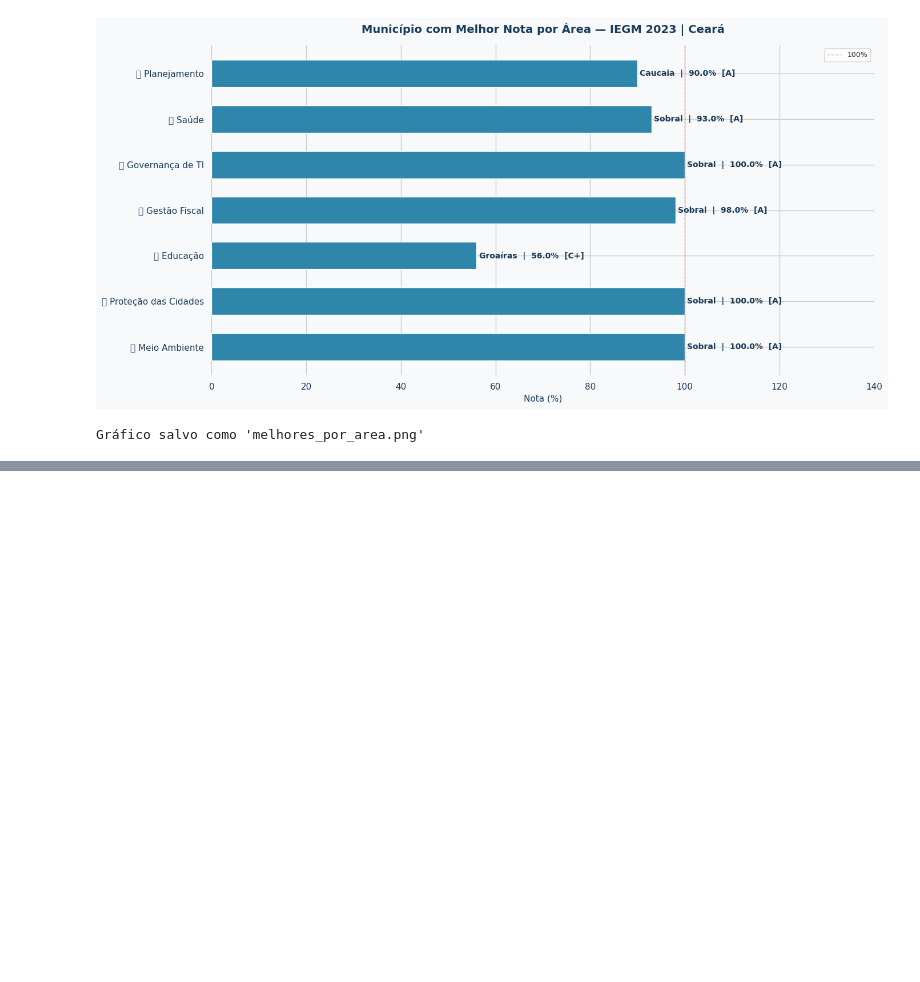
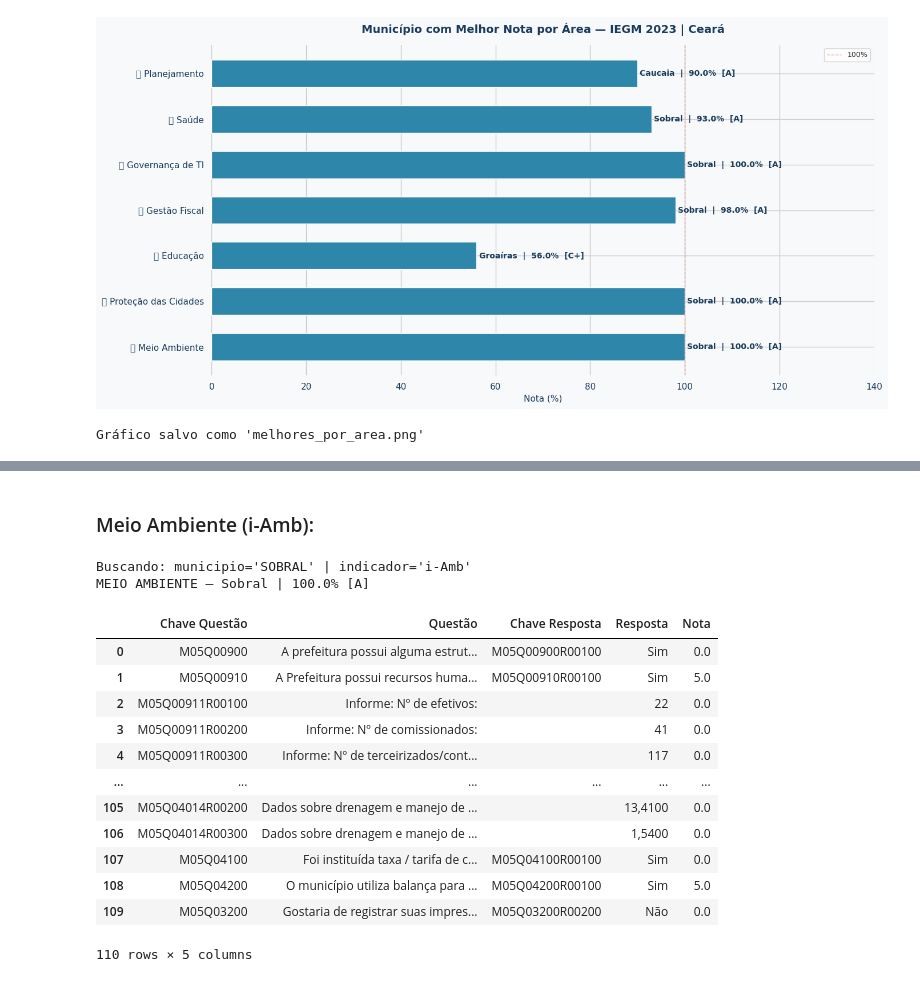
Before and after one commit to rhaymarthins/analise-iegm, a Jupyter notebook: iegm_analise.ipynb, the cells around one changed output, grey strips where cells are left out. Drawn from its saved outputs; the diff is of its cells as text; code cells hidden in the pictures; blank space fills up the shorter version.

```diff
--- a/iegm_analise.ipynb
+++ b/iegm_analise.ipynb
@@ -389,0 +448,22 @@ Gráfico salvo como 'melhores_por_area.png'
+# %% [markdown]
+### Meio Ambiente (i-Amb):
+# %%
+df_amb, row = get_respostas('pct_iamb')
+print(f"MEIO AMBIENTE — {row['Município']} | {row['Nota (%)']}% [{row['Faixa']}]")
+display(df_amb)
+# %% [output]
+Buscando: municipio='SOBRAL' | indicador='i-Amb'
+MEIO AMBIENTE — Sobral | 100.0% [A]
+|  | Chave Questão | Questão | Chave Resposta | Resposta | Nota |
+| 0 | M05Q00900 | A prefeitura possui alguma estrut... | M05Q00900R00100 | Sim | 0.0 |
+| 1 | M05Q00910 | A Prefeitura possui recursos huma... | M05Q00910R00100 | Sim | 5.0 |
+| 2 | M05Q00911R00100 | Informe: Nº de efetivos: |  | 22 | 0.0 |
+| 3 | M05Q00911R00200 | Informe: Nº de comissionados: |  | 41 | 0.0 |
+| 4 | M05Q00911R00300 | Informe: Nº de terceirizados/cont... |  | 117 | 0.0 |
+| ... | ... | ... | ... | ... | ... |
+| 105 | M05Q04014R00200 | Dados sobre drenagem e manejo de ... |  | 13,4100 | 0.0 |
+| 106 | M05Q04014R00300 | Dados sobre drenagem e manejo de ... |  | 1,5400 | 0.0 |
+| 107 | M05Q04100 | Foi instituída taxa / tarifa de c... | M05Q04100R00100 | Sim | 0.0 |
+| 108 | M05Q04200 | O município utiliza balança para ... | M05Q04200R00100 | Sim | 5.0 |
+| 109 | M05Q03200 | Gostaria de registrar suas impres... | M05Q03200R00200 | Não | 0.0 |
+110 rows × 5 columns
```
Also changed, not shown: parts of 18 cells of this notebook.
